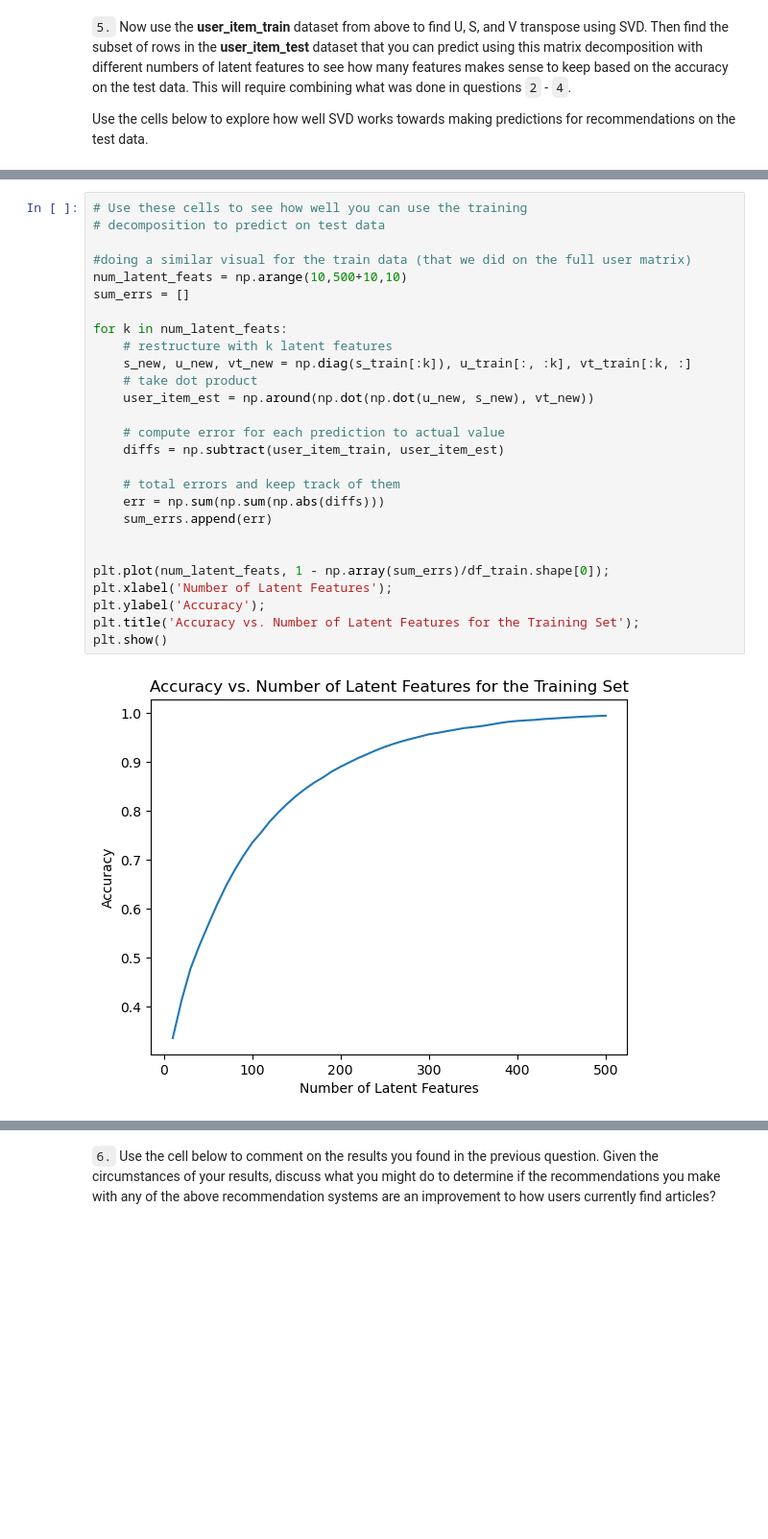
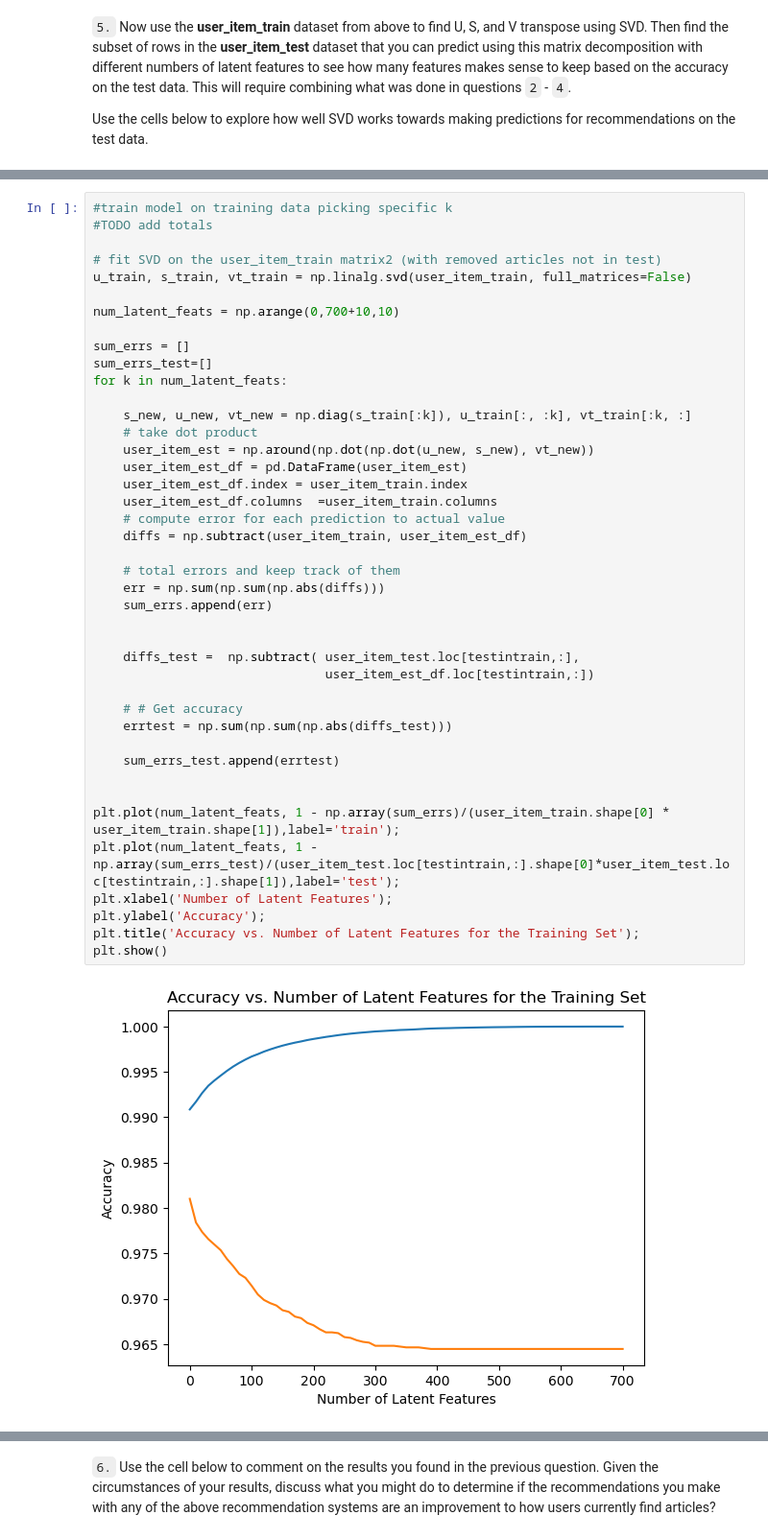
Before and after one commit to rolly9992/Project3, a Jupyter notebook: Recommendations_with_IBM cleaned.ipynb, the cells around one changed output, grey strips where cells are left out. Shown: that part at 96% size. Cells and saved outputs as stored; diff of their text form; blank space fills up the shorter version.

```diff
--- a/Recommendations_with_IBM cleaned.ipynb
+++ b/Recommendations_with_IBM cleaned.ipynb
@@ -987,29 +969,44 @@ u_train, s_train, vt_train = np.linalg.svd(user_item_train, full_matrices=True)
 # %%
-# Use these cells to see how well you can use the training
-# decomposition to predict on test data
+#train model on training data picking specific k
+#TODO add totals
 
-#doing a similar visual for the train data (that we did on the full user matrix)
-num_latent_feats = np.arange(10,500+10,10)
+# fit SVD on the user_item_train matrix2 (with removed articles not in test)
+u_train, s_train, vt_train = np.linalg.svd(user_item_train, full_matrices=False)
+
+num_latent_feats = np.arange(0,700+10,10)
+
 sum_errs = []
+sum_errs_test=[]
+for k in num_latent_feats:
 
-for k in num_latent_feats:
-    # restructure with k latent features
     s_new, u_new, vt_new = np.diag(s_train[:k]), u_train[:, :k], vt_train[:k, :]
     # take dot product
     user_item_est = np.around(np.dot(np.dot(u_new, s_new), vt_new))
-
+    user_item_est_df = pd.DataFrame(user_item_est)
+    user_item_est_df.index = user_item_train.index
+    user_item_est_df.columns  =user_item_train.columns
     # compute error for each prediction to actual value
-    diffs = np.subtract(user_item_train, user_item_est)
+    diffs = np.subtract(user_item_train, user_item_est_df)
 
     # total errors and keep track of them
     err = np.sum(np.sum(np.abs(diffs)))
     sum_errs.append(err)
 
 
-plt.plot(num_latent_feats, 1 - np.array(sum_errs)/df_train.shape[0]);
+    diffs_test =  np.subtract( user_item_test.loc[testintrain,:],
+                               user_item_est_df.loc[testintrain,:])
+
+    # # Get accuracy
+    errtest = np.sum(np.sum(np.abs(diffs_test)))
+
+    sum_errs_test.append(errtest)
+
+
+plt.plot(num_latent_feats, 1 - np.array(sum_errs)/(user_item_train.shape[0] * user_item_train.shape[1]),label='train');
+plt.plot(num_latent_feats, 1 - np.array(sum_errs_test)/(user_item_test.loc[testintrain,:].shape[0]*user_item_test.loc[testintrain,:].shape[1]),label='test');
 plt.xlabel('Number of Latent Features');
 plt.ylabel('Accuracy');
 plt.title('Accuracy vs. Number of Latent Features for the Training Set');
 plt.show()
 # %% [output]
-[figure, old version]
+[figure, new version]
```
Also changed, not shown: parts of 22 cells of this notebook, 1 other file.
